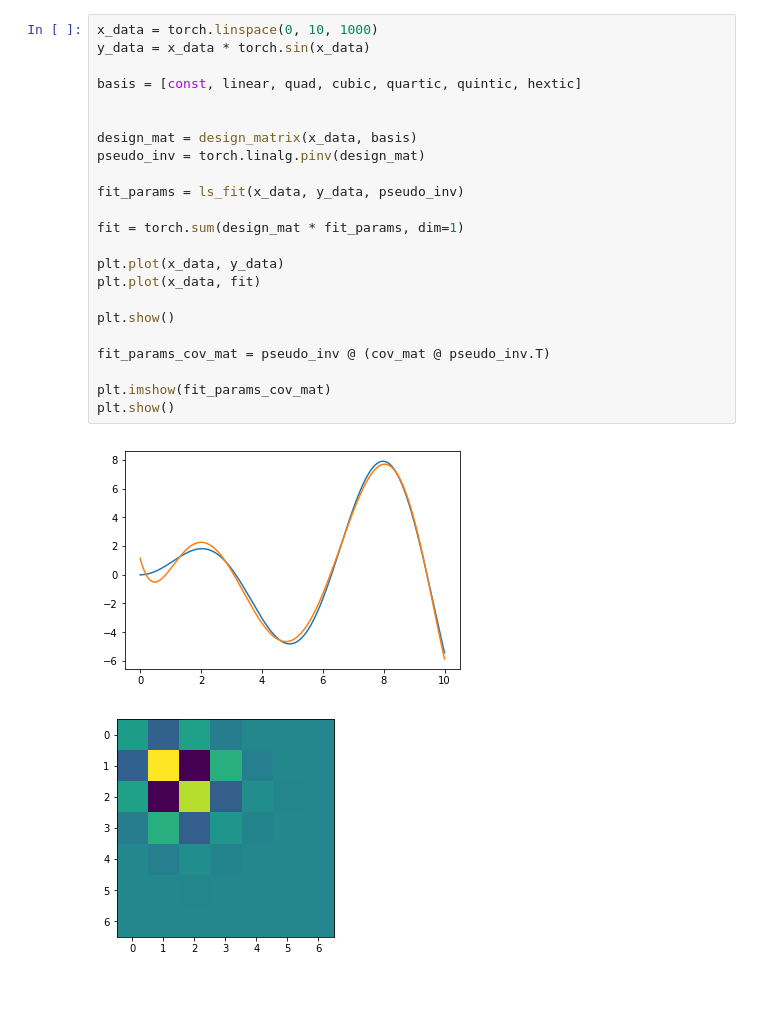
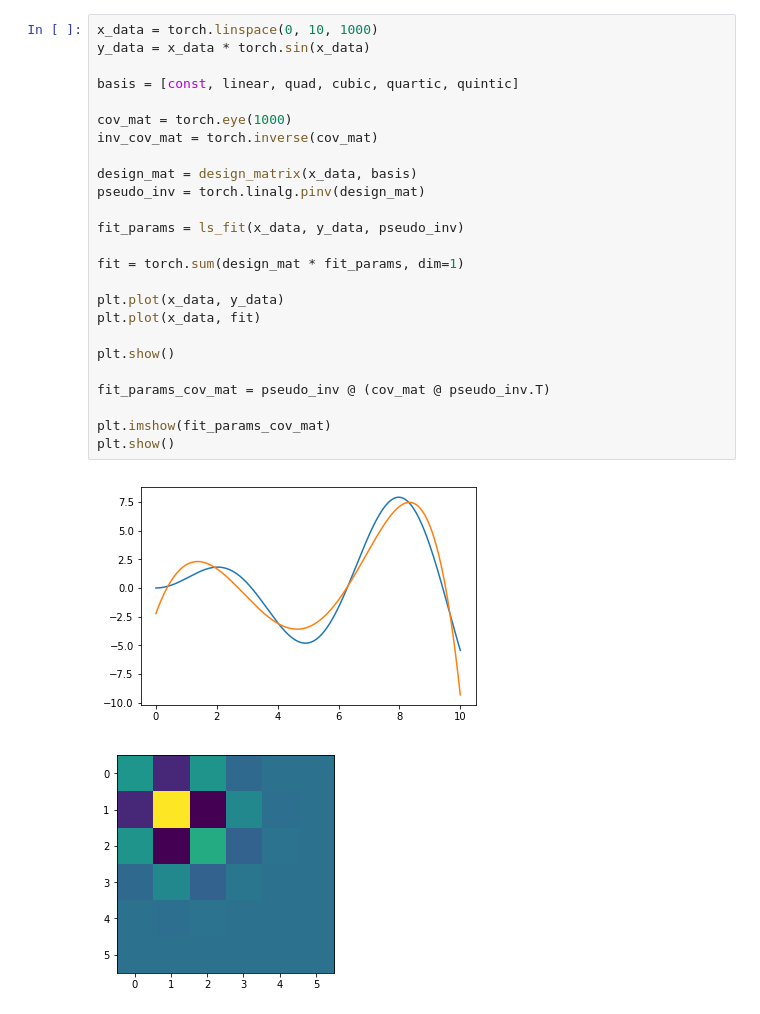
Before and after one commit to Vestaia/DSP, a Jupyter notebook: fitting/Python/Covariance Least Squares.ipynb, the cells around one changed output. Drawn from its saved outputs; the diff is of its cells as text.

```diff
--- a/fitting/Python/Covariance Least Squares.ipynb
+++ b/fitting/Python/Covariance Least Squares.ipynb
@@ -130,26 +40,28 @@ def ls_fit(xdata, ydata, psuedo_inv):
 # %%
 x_data = torch.linspace(0, 10, 1000)
 y_data = x_data * torch.sin(x_data)
 
-basis = [const, linear, quad, cubic, quartic, quintic, hextic]
+basis = [const, linear, quad, cubic, quartic, quintic]
 
+cov_mat = torch.eye(1000)
+inv_cov_mat = torch.inverse(cov_mat)
 
 design_mat = design_matrix(x_data, basis)
 pseudo_inv = torch.linalg.pinv(design_mat)
 
 fit_params = ls_fit(x_data, y_data, pseudo_inv)
 
 fit = torch.sum(design_mat * fit_params, dim=1)
 
 plt.plot(x_data, y_data)
 plt.plot(x_data, fit)
 
 plt.show()
 
 fit_params_cov_mat = pseudo_inv @ (cov_mat @ pseudo_inv.T)
 
 plt.imshow(fit_params_cov_mat)
 plt.show()
 # %% [output]
-[figure, old version]
+[figure, new version]
-[figure, old version]
+[figure, new version]
```
Also changed, not shown: parts of 15 cells of this notebook, 5 other files.
